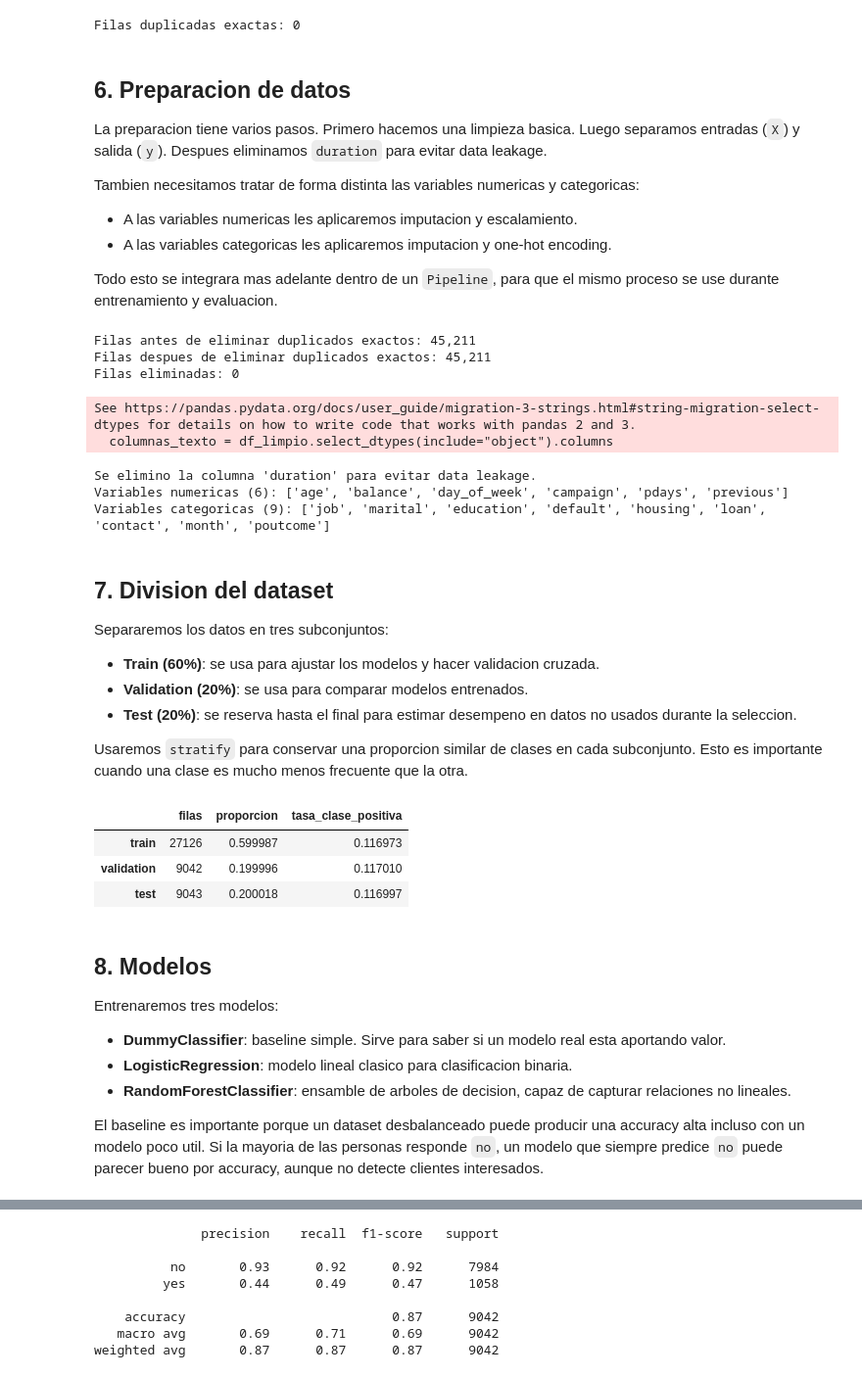
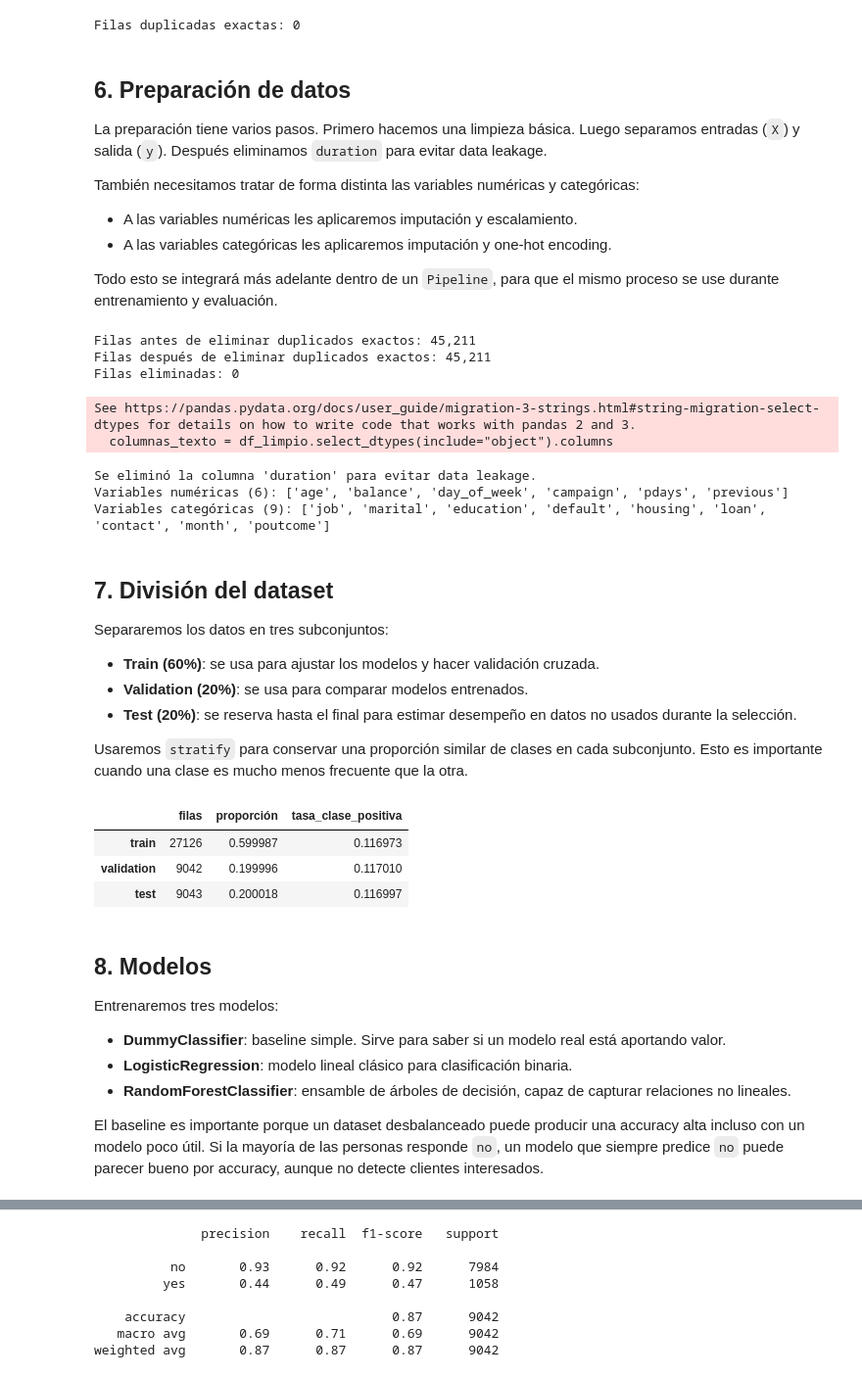
Before and after one commit to dci-courses/id_2026, a Jupyter notebook: nbs/prediccion_clasificacion/01_clasificacion_bank_marketing.ipynb, the cells around one changed output, grey strips where cells are left out. Shown at 98% size. Cells and saved outputs as stored; diff of their text form; code cells hidden in the pictures.

```diff
--- a/nbs/prediccion_clasificacion/01_clasificacion_bank_marketing.ipynb
+++ b/nbs/prediccion_clasificacion/01_clasificacion_bank_marketing.ipynb
@@ -226,16 +226,16 @@ Columnas con valores faltantes reales: 4
 | job | 288 |
 Filas duplicadas exactas: 0
 # %% [markdown]
-## 6. Preparacion de datos
+## 6. Preparación de datos
 
-La preparacion tiene varios pasos. Primero hacemos una limpieza basica. Luego separamos entradas (`X`) y salida (`y`). Despues eliminamos `duration` para evitar data leakage.
+La preparación tiene varios pasos. Primero hacemos una limpieza básica. Luego separamos entradas (`X`) y salida (`y`). Después eliminamos `duration` para evitar data leakage.
 
-Tambien necesitamos tratar de forma distinta las variables numericas y categoricas:
+También necesitamos tratar de forma distinta las variables numéricas y categóricas:
 
-- A las variables numericas les aplicaremos imputacion y escalamiento.
-- A las variables categoricas les aplicaremos imputacion y one-hot encoding.
+- A las variables numéricas les aplicaremos imputación y escalamiento.
+- A las variables categóricas les aplicaremos imputación y one-hot encoding.
 
-Todo esto se integrara mas adelante dentro de un `Pipeline`, para que el mismo proceso se use durante entrenamiento y evaluacion.
+Todo esto se integrará más adelante dentro de un `Pipeline`, para que el mismo proceso se use durante entrenamiento y evaluación.
 # %%
 df_limpio = df.copy()
 
@@ -251,11 +251,11 @@ df_limpio = df_limpio.drop_duplicates().reset_index(drop=True)
 filas_despues = len(df_limpio)
 
 print(f"Filas antes de eliminar duplicados exactos: {filas_antes:,}")
-print(f"Filas despues de eliminar duplicados exactos: {filas_despues:,}")
+print(f"Filas después de eliminar duplicados exactos: {filas_despues:,}")
 print(f"Filas eliminadas: {filas_antes - filas_despues:,}")
 # %% [output]
 Filas antes de eliminar duplicados exactos: 45,211
-Filas despues de eliminar duplicados exactos: 45,211
+Filas después de eliminar duplicados exactos: 45,211
 Filas eliminadas: 0
 See https://pandas.pydata.org/docs/user_guide/migration-3-strings.html#string-migration-select-dtypes for details on how to write code that works with pandas 2 and 3.
   columnas_texto = df_limpio.select_dtypes(include="object").columns
@@ -266,55 +266,55 @@ X = df_limpio.drop(columns=[variable_objetivo])
 
 if "duration" in X.columns:
     X = X.drop(columns=["duration"])
-    print("Se elimino la columna 'duration' para evitar data leakage.")
+    print("Se eliminó la columna 'duration' para evitar data leakage.")
 else:
-    print("No se encontro la columna 'duration'.")
+    print("No se encontró la columna 'duration'.")
 
 variables_numericas = X.select_dtypes(include=["number"]).columns.tolist()
 variables_categoricas = X.select_dtypes(exclude=["number"]).columns.tolist()
 
-print(f"Variables numericas ({len(variables_numericas)}): {variables_numericas}")
-print(f"Variables categoricas ({len(variables_categoricas)}): {variables_categoricas}")
+print(f"Variables numéricas ({len(variables_numericas)}): {variables_numericas}")
+print(f"Variables categóricas ({len(variables_categoricas)}): {variables_categoricas}")
 # %% [output]
-Se elimino la columna 'duration' para evitar data leakage.
-Variables numericas (6): ['age', 'balance', 'day_of_week', 'campaign', 'pdays', 'previous']
-Variables categoricas (9): ['job', 'marital', 'education', 'default', 'housing', 'loan', 'contact', 'month', 'poutcome']
+Se eliminó la columna 'duration' para evitar data leakage.
+Variables numéricas (6): ['age', 'balance', 'day_of_week', 'campaign', 'pdays', 'previous']
+Variables categóricas (9): ['job', 'marital', 'education', 'default', 'housing', 'loan', 'contact', 'month', 'poutcome']
 # %% [markdown]
-## 7. Division del dataset
+## 7. División del dataset
 
 Separaremos los datos en tres subconjuntos:
 
-- **Train (60%)**: se usa para ajustar los modelos y hacer validacion cruzada.
+- **Train (60%)**: se usa para ajustar los modelos y hacer validación cruzada.
 - **Validation (20%)**: se usa para comparar modelos entrenados.
-- **Test (20%)**: se reserva hasta el final para estimar desempeno en datos no usados durante la seleccion.
+- **Test (20%)**: se reserva hasta el final para estimar desempeño en datos no usados durante la selección.
 
-Usaremos `stratify` para conservar una proporcion similar de clases en cada subconjunto. Esto es importante cuando una clase es mucho menos frecuente que la otra.
+Usaremos `stratify` para conservar una proporción similar de clases en cada subconjunto. Esto es importante cuando una clase es mucho menos frecuente que la otra.
 # %%
 X_train, X_temp, y_train, y_temp = train_test_split(
     X,
     y,
     test_size=0.40,
     stratify=y,
     random_state=RANDOM_STATE,
 )
 
 X_val, X_test, y_val, y_test = train_test_split(
     X_temp,
     y_temp,
     test_size=0.50,
     stratify=y_temp,
     random_state=RANDOM_STATE,
 )
 
 resumen_split = pd.DataFrame({
     "filas": [len(X_train), len(X_val), len(X_test)],
-    "proporcion": [len(X_train) / len(X), len(X_val) / len(X), len(X_test) / len(X)],
+    "proporción": [len(X_train) / len(X), len(X_val) / len(X), len(X_test) / len(X)],
     "tasa_clase_positiva": [y_train.mean(), y_val.mean(), y_test.mean()],
 }, index=["train", "validation", "test"])
 
 display(resumen_split)
 # %% [output]
-|  | filas | proporcion | tasa_clase_positiva |
+|  | filas | proporción | tasa_clase_positiva |
 | train | 27126 | 0.599987 | 0.116973 |
 | validation | 9042 | 0.199996 | 0.117010 |
 | test | 9043 | 0.200018 | 0.116997 |
@@ -323,11 +323,11 @@ display(resumen_split)
 
 Entrenaremos tres modelos:
 
-- **DummyClassifier**: baseline simple. Sirve para saber si un modelo real esta aportando valor.
-- **LogisticRegression**: modelo lineal clasico para clasificacion binaria.
-- **RandomForestClassifier**: ensamble de arboles de decision, capaz de capturar relaciones no lineales.
+- **DummyClassifier**: baseline simple. Sirve para saber si un modelo real está aportando valor.
+- **LogisticRegression**: modelo lineal clásico para clasificación binaria.
+- **RandomForestClassifier**: ensamble de árboles de decisión, capaz de capturar relaciones no lineales.
 
-El baseline es importante porque un dataset desbalanceado puede producir una accuracy alta incluso con un modelo poco util. Si la mayoria de las personas responde `no`, un modelo que siempre predice `no` puede parecer bueno por accuracy, aunque no detecte clientes interesados.
+El baseline es importante porque un dataset desbalanceado puede producir una accuracy alta incluso con un modelo poco útil. Si la mayoría de las personas responde `no`, un modelo que siempre predice `no` puede parecer bueno por accuracy, aunque no detecte clientes interesados.
 # %%
 preprocesamiento_numerico = Pipeline(steps=[
     ("imputacion", SimpleImputer(strategy="median")),
```
Also changed, not shown: parts of 23 cells of this notebook.
